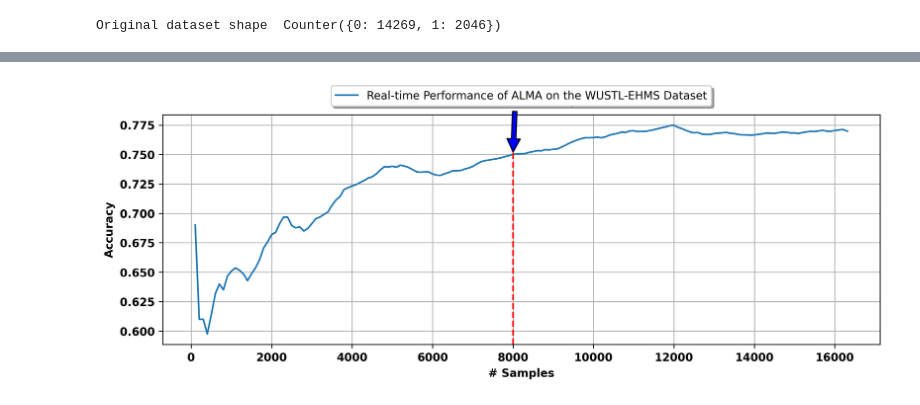
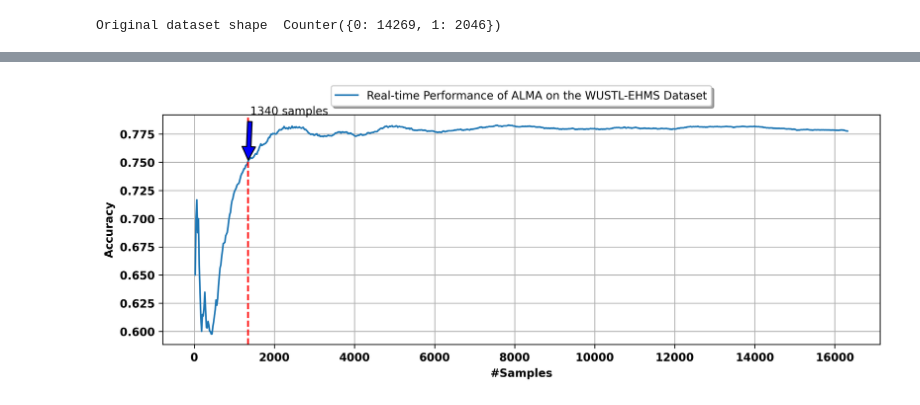
Before and after one commit to v-pragbe/IoT_ALMANET, a Jupyter notebook: ALMA_EHMS.ipynb, the cells around one changed output, grey strips where cells are left out. Drawn from its saved outputs; the diff is of its cells as text; code cells hidden in the pictures.

```diff
--- a/ALMA_EHMS.ipynb
+++ b/ALMA_EHMS.ipynb
@@ -156,0 +232,8 @@ Weighted      86.70%   53.84%   64.53%
+# %%
+model = compose.Pipeline(
+    preprocessing.StandardScaler(),
+    AdaptiveALMA()
+)
+
+#Passing the evalaution metrics into a variable
+report = metrics.ClassificationReport()
@@ -169,7 +284,7 @@ def plot_performance(dataset, metric, models):
         accuracies = []
 
         for checkpoint in evaluate.iter_progressive_val_score(
-            dataset, model, metric, measure_time=False, measure_memory=False, step=100
+            dataset, model, metric, measure_time=False, measure_memory=False, step=20
         ):
             current_step = checkpoint["Step"]
             current_accuracy = checkpoint[metric_name].get()
@@ -191,7 +306,7 @@ def plot_performance(dataset, metric, models):
                         horizontalalignment='left', verticalalignment='top')
 
     ax.set_ylabel('Accuracy', fontweight='bold')
-    ax.set_xlabel('# Samples', fontweight='bold')
+    ax.set_xlabel('#Samples', fontweight='bold')
     ax.grid(True)
     ax.legend(
         loc='upper center', bbox_to_anchor=(0.5, 1.15),
@@ -702,0 +925,10 @@ Weighted      84.25%   76.98%   79.76%
+# %%
+model = compose.Pipeline(
+    preprocessing.StandardScaler(),
+    AdaptiveALMA()
+)
+
+dataset = stream.iter_pandas(X, y)
+
+#Passing the evalaution metrics into a variable
+report = metrics.ClassificationReport()
@@ -715,7 +979,7 @@ def plot_performance(dataset, metric, models):
         accuracies = []
 
         for checkpoint in evaluate.iter_progressive_val_score(
-            dataset, model, metric, measure_time=False, measure_memory=False, step=100
+            dataset, model, metric, measure_time=False, measure_memory=False, step=20
         ):
             current_step = checkpoint["Step"]
             current_accuracy = checkpoint[metric_name].get()
@@ -737,7 +1001,7 @@ def plot_performance(dataset, metric, models):
                         horizontalalignment='left', verticalalignment='top')
 
     ax.set_ylabel('Accuracy', fontweight='bold')
-    ax.set_xlabel('# Samples', fontweight='bold')
+    ax.set_xlabel('#Samples', fontweight='bold')
     ax.grid(True)
     ax.legend(
         loc='upper center', bbox_to_anchor=(0.5, 1.15),
@@ -756,12 +1020,12 @@ def plot_performance(dataset, metric, models):
 # %%
 plot_performance(
     dataset,
     metrics.Accuracy(),
     {
         "Real-time Performance of ALMA on the WUSTL-EHMS Dataset": (
-            preprocessing.StandardScaler() |ln.ALMAClassifier(alpha=0.1, B=4.6)
+            preprocessing.StandardScaler() |AdaptiveALMA()
         )
     }
 )
 # %% [output]
-[figure, old version]
+[figure, new version]
```
Also changed, not shown: parts of 37 cells of this notebook, 4 other files.
